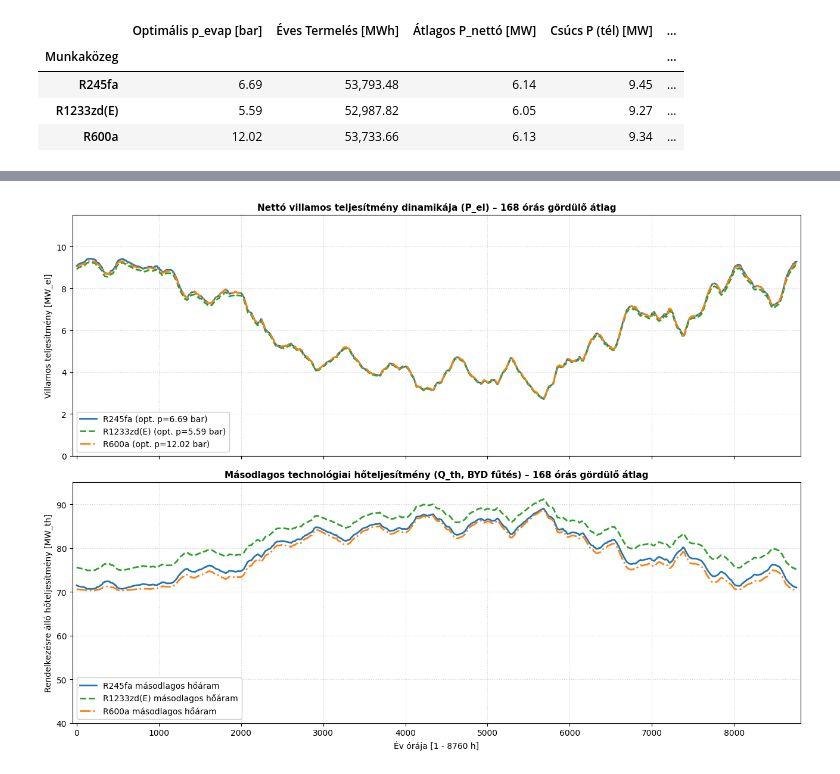
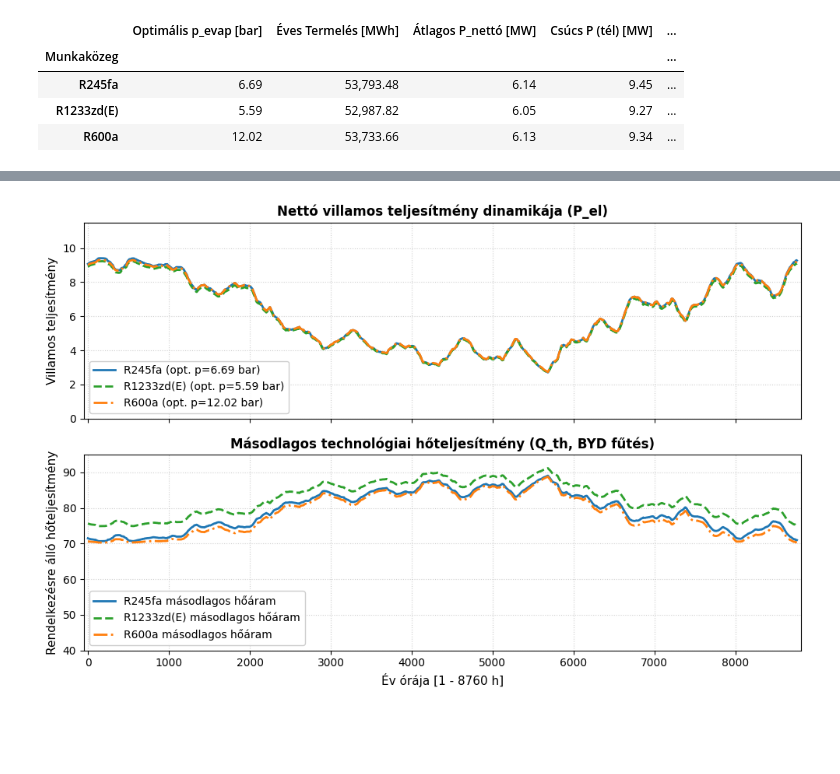
Before and after one commit to ertlhannaveda/Meg-jul-_proj, a Jupyter notebook: annual_simulation.ipynb, the cells around one changed output, grey strips where cells are left out. Saved outputs shown, nothing was run; the diff lists cells and outputs as text; code cells hidden in the pictures; blank space fills up the shorter version.

```diff
--- a/annual_simulation.ipynb
+++ b/annual_simulation.ipynb
@@ -513,43 +513,43 @@ for fluid in DEFAULT_FLUIDS:
     }
 
 # --- 2. Közös, összehasonlító diagram felépítése (2 részdiagram) ---
-fig, (ax_el, ax_th) = plt.subplots(2, 1, figsize=(13, 9.5), sharex=True)
+fig, (ax_el, ax_th) = plt.subplots(2, 1, figsize=(10, 6.5), sharex=True)
 
 # --- FELSŐ ÁBRA: Villamos ág (P_el) ---
 for fluid, style in fluid_styles.items():
     ax_el.plot(
         hybrid_profiles[fluid]["p_el_smooth"],
         label=f"{fluid} (opt. p={hybrid_profiles[fluid]['p_opt']:.2f} bar)",
         color=style["color"],
         linestyle=style["linestyle"],
         lw=2.0
     )
 
-ax_el.set_title("Nettó villamos teljesítmény dinamikája (P_el) – 168 órás gördülő átlag", fontsize=11, fontweight="bold")
-ax_el.set_ylabel("Villamos teljesítmény [MW_el]", fontsize=10)
+ax_el.set_title("Nettó villamos teljesítmény dinamikája (P_el)", fontsize=12, fontweight="bold")
+ax_el.set_ylabel("Villamos teljesítmény", fontsize=11)
 ax_el.set_ylim(0, 11.5)
 ax_el.grid(True, linestyle=":", alpha=0.6)
 ax_el.legend(loc="lower left", framealpha=0.95)
 
 # --- ALSÓ ÁBRA: Másodlagos technológiai hőteljesítmény (Q_th) ---
 for fluid, style in fluid_styles.items():
     ax_th.plot(
         hybrid_profiles[fluid]["q_heat_smooth"],
         label=f"{fluid} másodlagos hőáram",
         color=style["color"],
         linestyle=style["linestyle"],
         lw=2.0
     )
 
-ax_th.set_title("Másodlagos technológiai hőteljesítmény (Q_th, BYD fűtés) – 168 órás gördülő átlag", fontsize=11, fontweight="bold")
-ax_th.set_xlabel("Év órája [1 - 8760 h]", fontsize=10)
-ax_th.set_ylabel("Rendelkezésre álló hőteljesítmény [MW_th]", fontsize=10)
+ax_th.set_title("Másodlagos technológiai hőteljesítmény (Q_th, BYD fűtés)", fontsize=12, fontweight="bold")
+ax_th.set_xlabel("Év órája [1 - 8760 h]", fontsize=11)
+ax_th.set_ylabel("Rendelkezésre álló hőteljesítmény", fontsize=11)
 ax_th.set_xlim(-50, 8810)
 ax_th.set_ylim(40, 95)
 ax_th.grid(True, linestyle=":", alpha=0.6)
 ax_th.legend(loc="lower left", framealpha=0.95)
 
 plt.tight_layout()
 plt.show()
 # %% [output]
-[figure, old version]
+[figure, new version]
```
Also changed, not shown: parts of 3 cells of this notebook, 5 other files.
